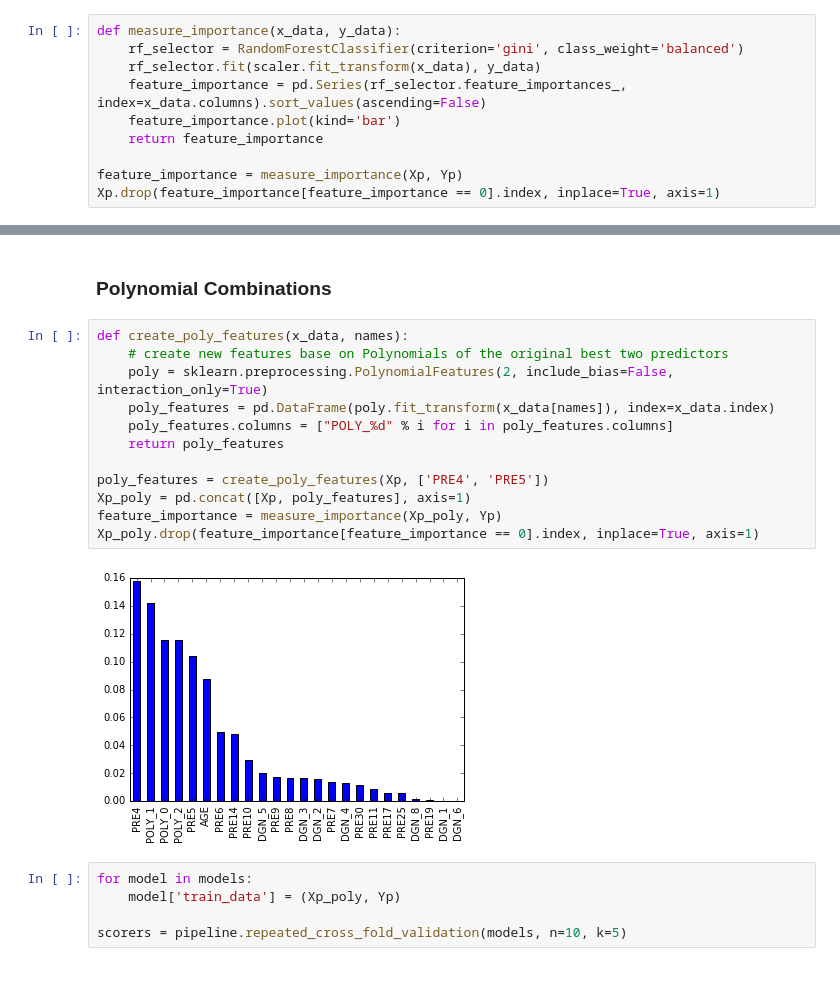
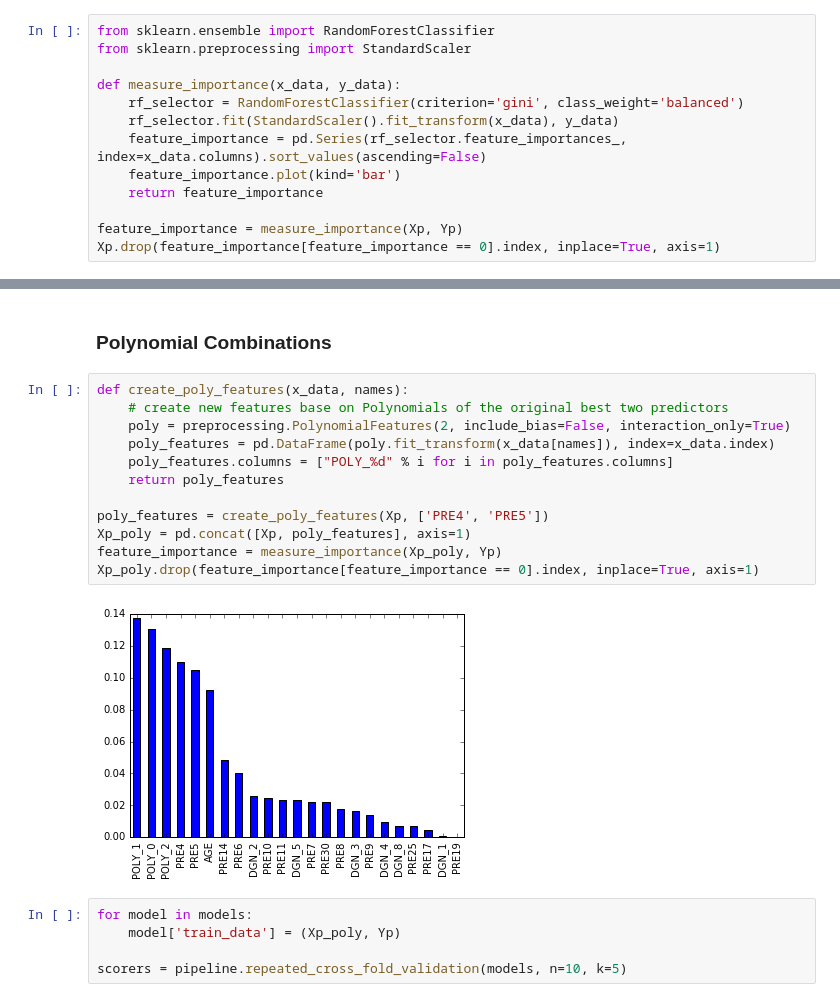
Before and after one commit to samueljackson92/SEM6420-machine-learning, a Jupyter notebook: src/Analysis.ipynb, the cells around one changed output, grey strips where cells are left out. Saved outputs shown, nothing was run; the diff lists cells and outputs as text.

```diff
--- a/src/Analysis.ipynb
+++ b/src/Analysis.ipynb
@@ -124,9 +131,12 @@ Xp.head()
 # %% [markdown]
 Measure the effectiveness of each feature using the variable importance measure from a Random Forest
 # %%
+from sklearn.ensemble import RandomForestClassifier
+from sklearn.preprocessing import StandardScaler
+
 def measure_importance(x_data, y_data):
     rf_selector = RandomForestClassifier(criterion='gini', class_weight='balanced')
-    rf_selector.fit(scaler.fit_transform(x_data), y_data)
+    rf_selector.fit(StandardScaler().fit_transform(x_data), y_data)
     feature_importance = pd.Series(rf_selector.feature_importances_, index=x_data.columns).sort_values(ascending=False)
     feature_importance.plot(kind='bar')
     return feature_importance
@@ -872,17 +870,17 @@ F0.5 &      0.699297 &    0.715047 &       0.688793 &  0.683218 \\
 # %%
 def create_poly_features(x_data, names):
     # create new features base on Polynomials of the original best two predictors
-    poly = sklearn.preprocessing.PolynomialFeatures(2, include_bias=False, interaction_only=True)
+    poly = preprocessing.PolynomialFeatures(2, include_bias=False, interaction_only=True)
     poly_features = pd.DataFrame(poly.fit_transform(x_data[names]), index=x_data.index)
     poly_features.columns = ["POLY_%d" % i for i in poly_features.columns]
     return poly_features
 
 poly_features = create_poly_features(Xp, ['PRE4', 'PRE5'])
 Xp_poly = pd.concat([Xp, poly_features], axis=1)
 feature_importance = measure_importance(Xp_poly, Yp)
 Xp_poly.drop(feature_importance[feature_importance == 0].index, inplace=True, axis=1)
 # %% [output]
-[figure, old version]
+[figure, new version]
 # %%
 for model in models:
     model['train_data'] = (Xp_poly, Yp)
```
Also changed, not shown: parts of 29 cells of this notebook, 16 other files.
